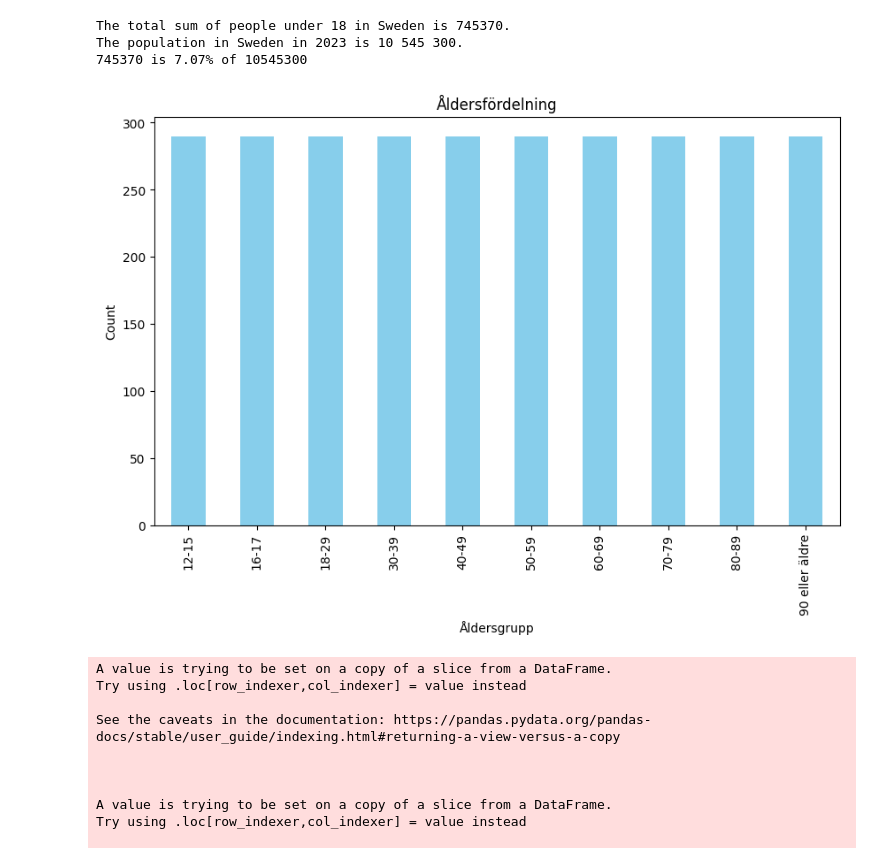
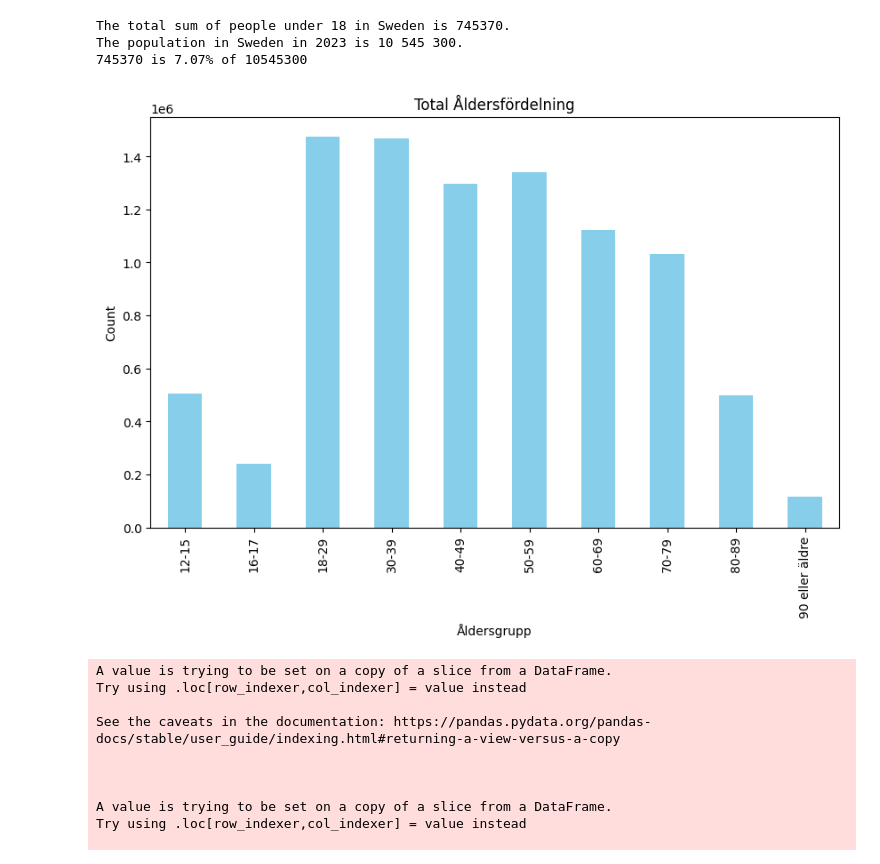
Before and after one commit to SFredin1/Databehandling-AI23-SEBASTIAN-FREDIN, a Jupyter notebook: Labb/Labb.ipynb, the cells around one changed output. Saved outputs shown, nothing was run; the diff lists cells and outputs as text; code cells hidden in the pictures.

```diff
--- a/Labb/Labb.ipynb
+++ b/Labb/Labb.ipynb
@@ -318,19 +318,19 @@ The population in Sweden in 2023 is 10 545 300.
 # %%
 # Uppgift e)
 
-# Count the occurences of each unique value in column "Ålder"
-age_distribution = fhm_covid_vaccine['Ålder'].value_counts()
+# Count/group the occurences of each unique value in columns "Ålder" and "Befolkning"
+total_age_distribution = fhm_covid_vaccine.groupby('Ålder')['Befolkning'].sum()
 
-# Plot the bar chart for the age distribution
+# Plot the bar chart for the total age distribution
 plt.figure(figsize=(10, 6))
-age_distribution.plot(kind='bar', color='skyblue')
-plt.title("Åldersfördelning")
+total_age_distribution.plot(kind='bar', color='skyblue')
+plt.title("Total Åldersfördelning")
 plt.xlabel("Åldersgrupp")
 plt.ylabel("Count")
 plt.savefig("../Labb/Visualiseringar/uppgift2_e).png")
 plt.show()
 # %% [output]
-[figure, old version]
+[figure, new version]
 # %%
 # Uppgift f)
 
```
